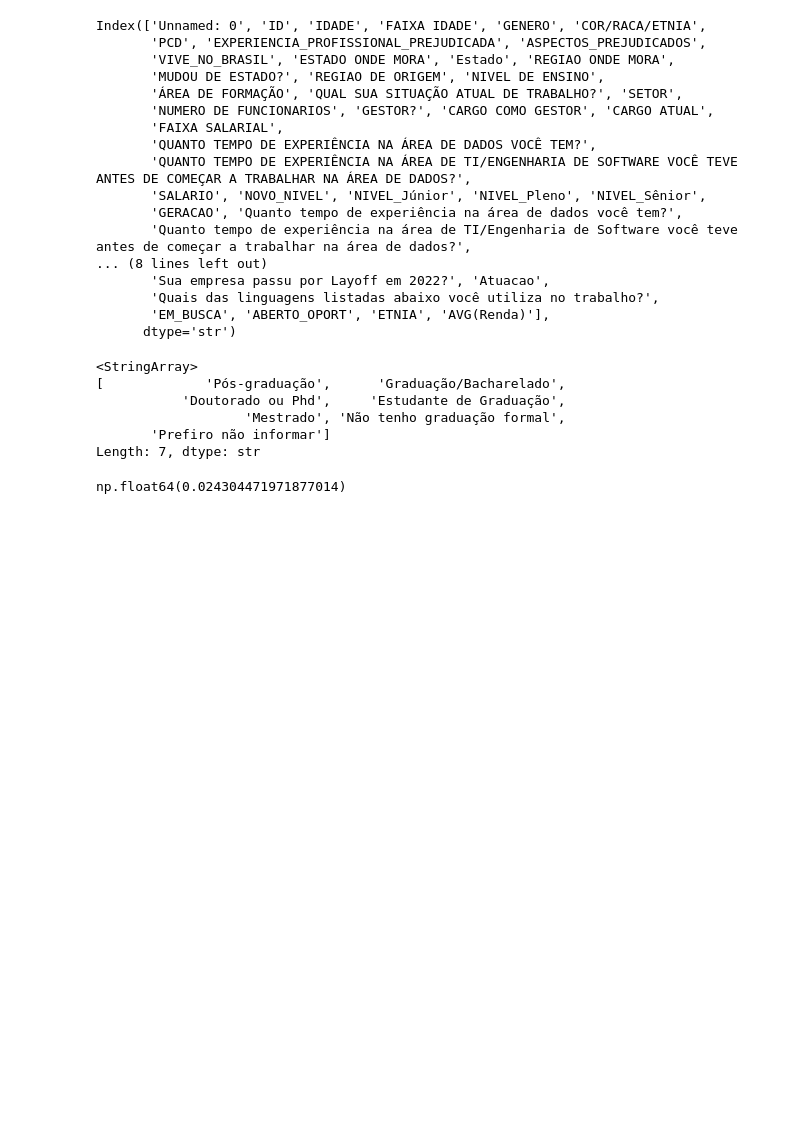
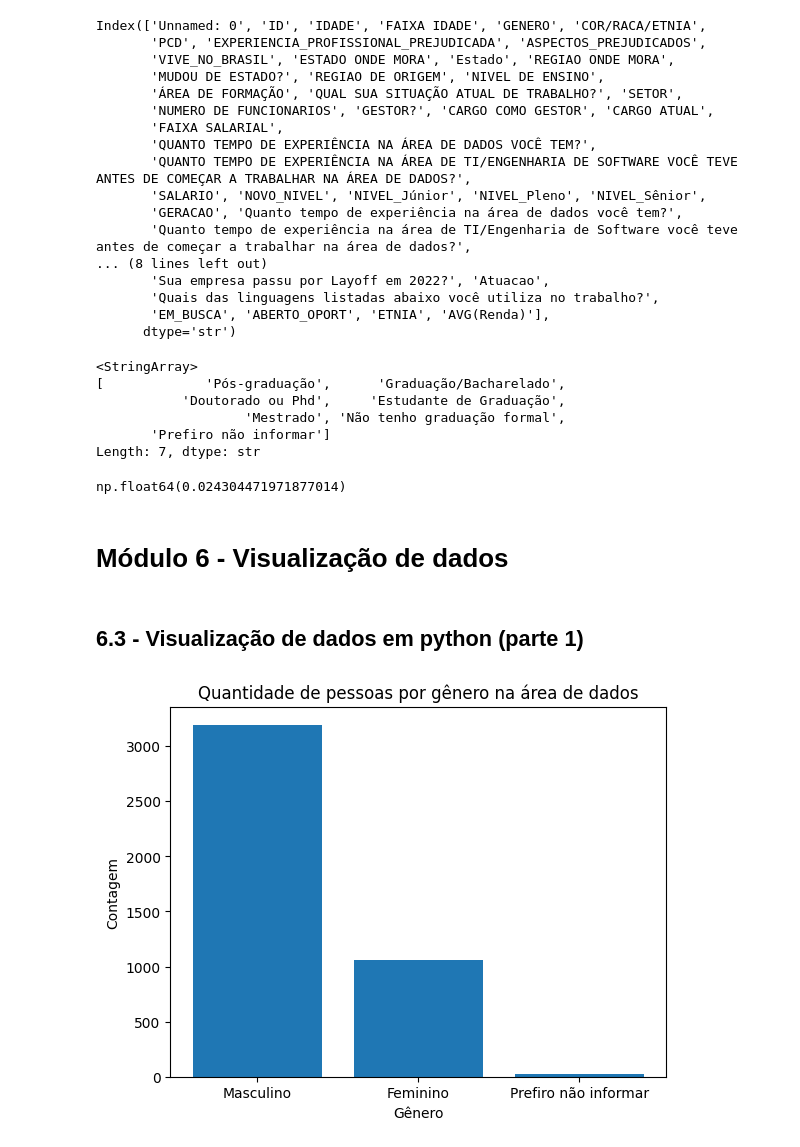
Before and after one commit to analurod/learning-data-science, a Jupyter notebook: dados_programaria/analise_dados.ipynb, the cells around one changed output. Cells and saved outputs as stored; diff of their text form; code cells hidden in the pictures; blank space fills up the shorter version.

```diff
--- a/dados_programaria/analise_dados.ipynb
+++ b/dados_programaria/analise_dados.ipynb
@@ -1225,3 +1247,20 @@ correlacao_educacao_renda = dados['NIVEL_NUM'].corr(dados['AVG(Renda)'])
 correlacao_educacao_renda
 # %% [output]
 np.float64(0.024304471971877014)
+# %% [markdown]
+# Módulo 6 - Visualização de dados
+# %% [markdown]
+## 6.3 - Visualização de dados em python (parte 1)
+# %%
+genero_counts = dados['GENERO'].value_counts()
+# %%
+# Gráfico barras: gênero - MATPLOT
+plt.figure() # Cria janela
+plt.bar(height= genero_counts.values, x = genero_counts.index) # Gráfico de barras
+plt.title("Quantidade de pessoas por gênero na área de dados") # Adiciona titúlo
+plt.xlabel("Gênero")
+plt.ylabel("Contagem")
+
+plt.show()
+# %% [output]
+[figure, added]
```
Also changed, not shown: parts of 8 cells of this notebook.
